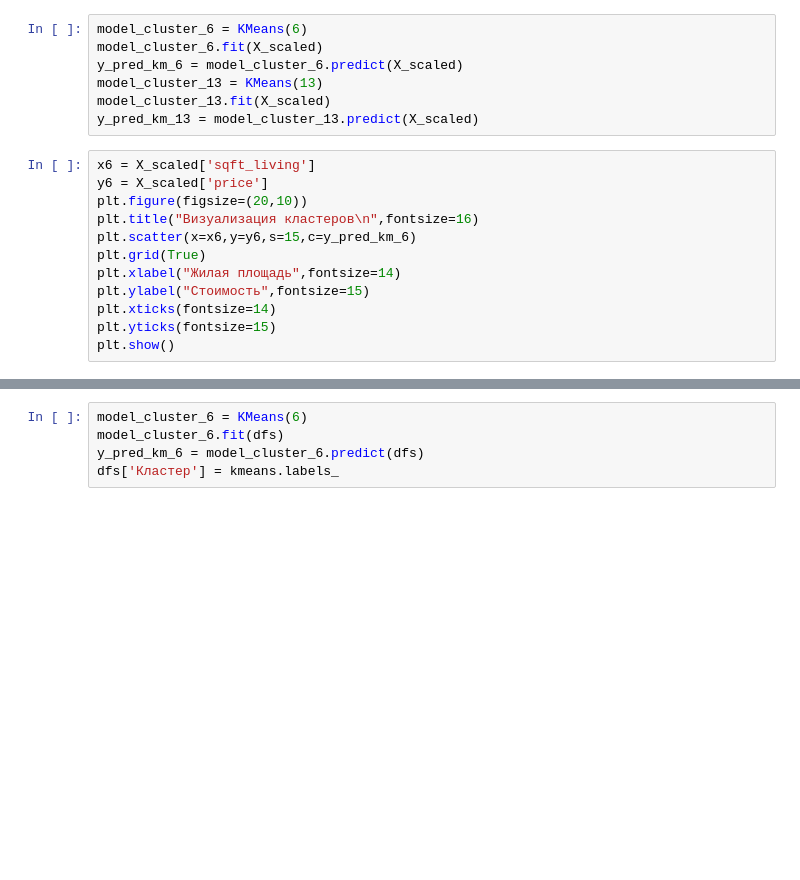
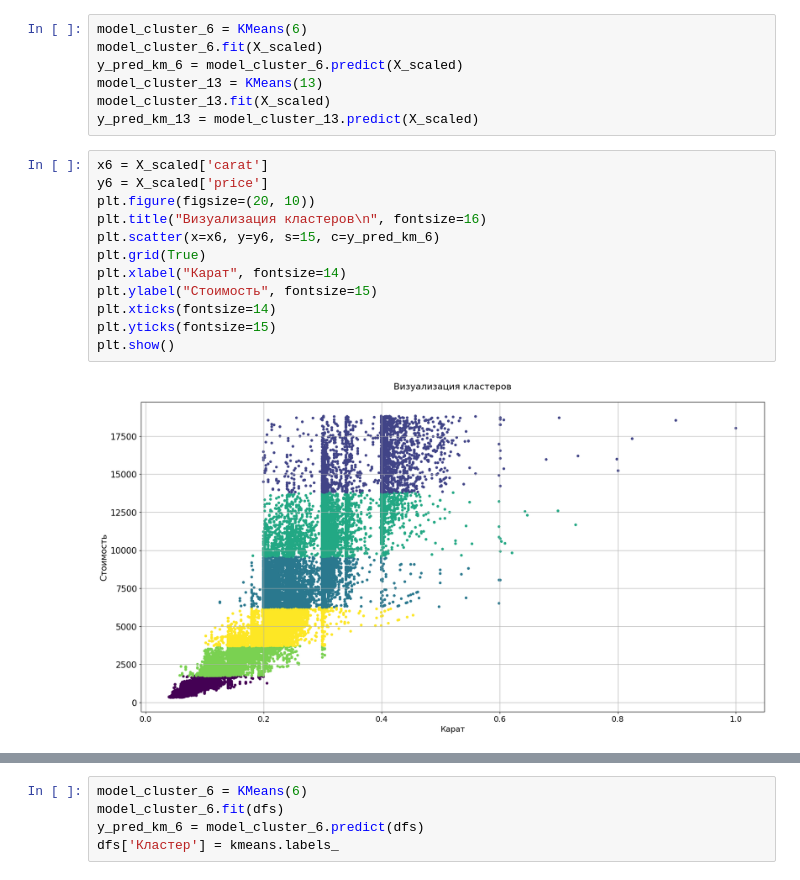
Before and after one commit to true-seeker/ai_university, a Jupyter notebook: lab6/lab6.ipynb, the cells around one changed output, grey strips where cells are left out. Saved outputs shown, nothing was run; the diff lists cells and outputs as text; blank space fills up the shorter version.

```diff
--- a/lab6/lab6.ipynb
+++ b/lab6/lab6.ipynb
@@ -194,15 +392,17 @@ model_cluster_13 = KMeans(13)
 model_cluster_13.fit(X_scaled)
 y_pred_km_13 = model_cluster_13.predict(X_scaled)
 # %%
-x6 = X_scaled['sqft_living']
+x6 = X_scaled['carat']
 y6 = X_scaled['price']
-plt.figure(figsize=(20,10))
-plt.title("Визуализация кластеров\n",fontsize=16)
-plt.scatter(x=x6,y=y6,s=15,c=y_pred_km_6)
+plt.figure(figsize=(20, 10))
+plt.title("Визуализация кластеров\n", fontsize=16)
+plt.scatter(x=x6, y=y6, s=15, c=y_pred_km_6)
 plt.grid(True)
-plt.xlabel("Жилая площадь",fontsize=14)
-plt.ylabel("Стоимость",fontsize=15)
+plt.xlabel("Карат", fontsize=14)
+plt.ylabel("Стоимость", fontsize=15)
 plt.xticks(fontsize=14)
 plt.yticks(fontsize=15)
 plt.show()
+# %% [output]
+[figure, added]
 # %%
```
Also changed, not shown: parts of 38 cells of this notebook, 4 other files.
